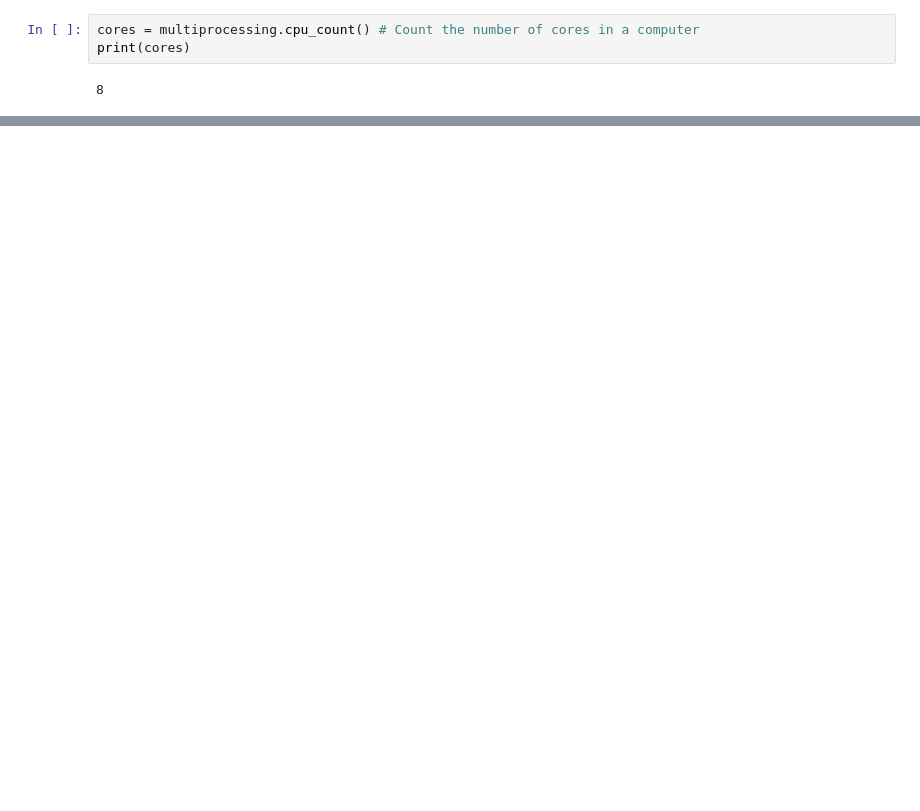
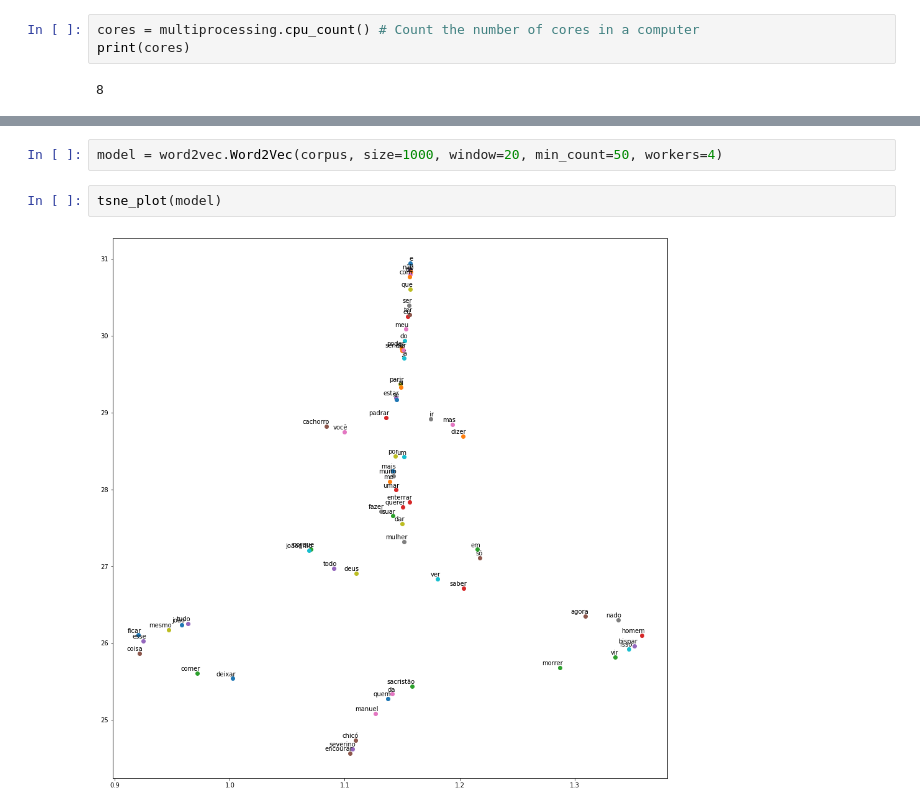
Before and after one commit to mardoniofranca/auto, a Jupyter notebook: source/prepare/prepare.ipynb, the cells around one changed output, grey strips where cells are left out. Cells and saved outputs as stored; diff of their text form; blank space fills up the shorter version.

```diff
--- a/source/prepare/prepare.ipynb
+++ b/source/prepare/prepare.ipynb
@@ -185,0 +250,6 @@ AttributeError: 'Word2Vec' object has no attribute 'keyedvectors'
+# %%
+model = word2vec.Word2Vec(corpus, size=1000, window=20, min_count=50, workers=4)
+# %%
+tsne_plot(model)
+# %% [output]
+[figure, added]
```
Also changed, not shown: parts of 47 cells of this notebook, 9 other files.
